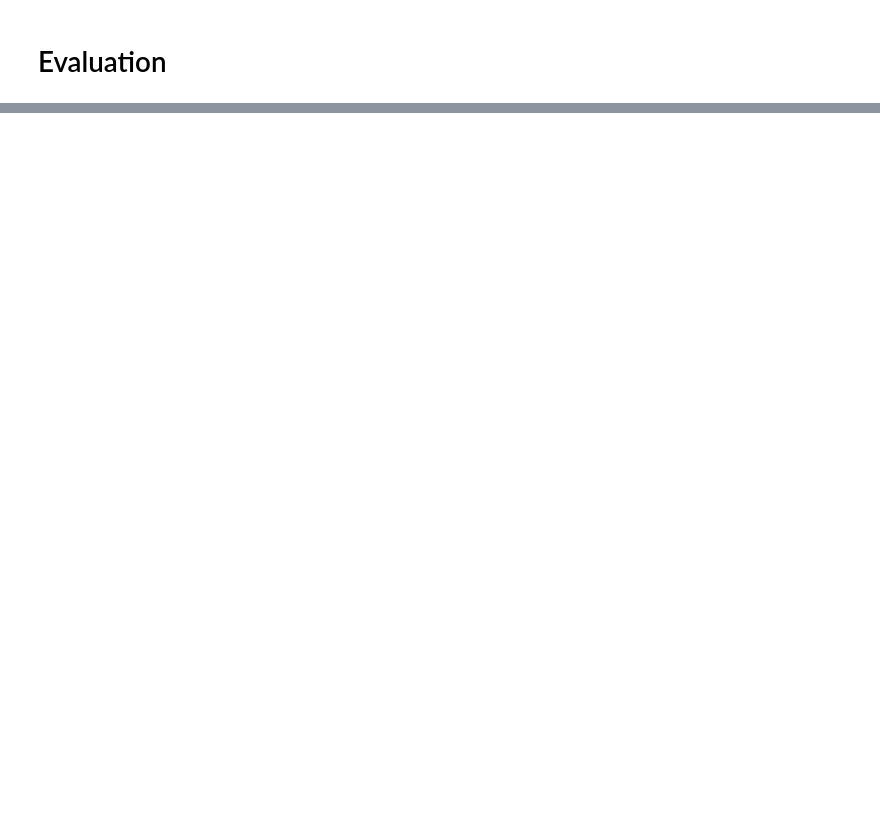
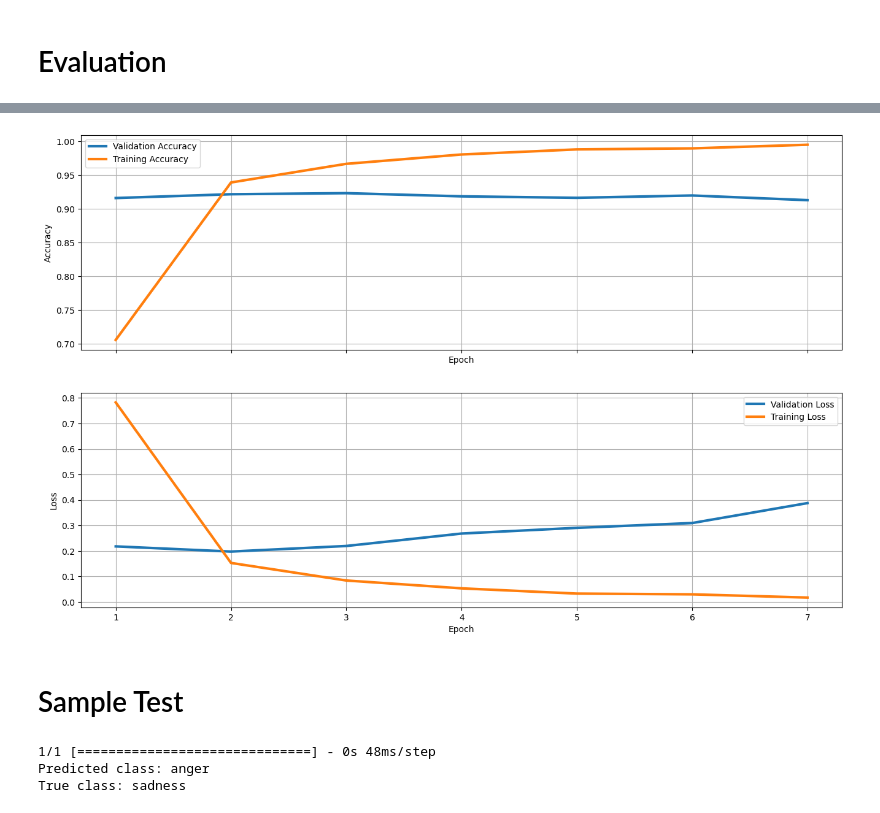
Before and after one commit to ahmobayen/Epita, a Jupyter notebook: Natural Language Process/Graded_Project_Data_&_Instructions/model1.ipynb, the cells around one changed output, grey strips where cells are left out. Saved outputs shown, nothing was run; the diff lists cells and outputs as text; code cells hidden in the pictures; blank space fills up the shorter version.

Commit message:
First Model

```diff
--- a/Natural Language Process/Graded_Project_Data_&_Instructions/model1.ipynb
+++ b/Natural Language Process/Graded_Project_Data_&_Instructions/model1.ipynb
@@ -102,3 +103,6 @@ test_x = tokenizer(test_data.iloc[:,0])
 # %%
-train_y = train_data.iloc[:,1]
-test_y = test_data.iloc[:,1]
+label_encoder = LabelEncoder()
+train_y = label_encoder.fit_transform(train_data.iloc[:,1])
+test_y = label_encoder.transform(test_data.iloc[:,1])
+
+train_y, test_y
@@ -107,9 +113,11 @@ test_y = test_data.iloc[:,1]
 # %%
 model = tf.keras.models.Sequential()
 model.add(tf.keras.layers.Embedding(vocab_size, 100, input_length=max_len))
-model.add(tf.keras.layers.Conv1D(128, 5, activation='relu'))
+model.add(tf.keras.layers.Conv1D(256, 5, activation='relu'))
 model.add(tf.keras.layers.GlobalMaxPooling1D())
-model.add(tf.keras.layers.Dense(64, activation='relu'))
+model.add(tf.keras.layers.Dense(128, activation='relu'))
 model.add(tf.keras.layers.Dropout(0.2))
-model.add(tf.keras.layers.Dense(4, activation='softmax'))
+model.add(tf.keras.layers.Dense(8, activation='softmax'))
+
+model.summary()
 # %% [output]
@@ -117,4 +142,8 @@ model.add(tf.keras.layers.Dense(4, activation='softmax'))
 # %%
+tf.keras.backend.clear_session()
+
+early = tf.keras.callbacks.EarlyStopping(patience=5, restore_best_weights=True)
+
 model.compile(loss='sparse_categorical_crossentropy', optimizer='adam', metrics=['accuracy'])
-model.fit(train_x, train_y, epochs=10, batch_size=32, validation_split=0.2)
+history = model.fit(train_x, train_y, epochs=30, batch_size=16, validation_split=0.2, callbacks=[early])
 # %% [output]
@@ -132,0 +175,45 @@ print('Test Accuracy:', accuracy)
+# %%
+def plot_results(history):
+    hist_df = pd.DataFrame(history.history)
+    hist_df.columns = ["loss", "accuracy", "val_loss", "val_accuracy"]
+    hist_df.index = np.arange(1, len(hist_df) + 1)
+
+    fig, axs = plt.subplots(nrows=2, sharex=True, figsize=(16, 10))
+    axs[0].plot(hist_df.val_accuracy, lw=3, label='Validation Accuracy')
+    axs[0].plot(hist_df.accuracy, lw=3, label='Training Accuracy')
+    axs[0].set_ylabel('Accuracy')
+    axs[0].set_xlabel('Epoch')
+    axs[0].grid()
+    axs[0].legend(loc=0)
+    axs[1].plot(hist_df.val_loss, lw=3, label='Validation Loss')
+    axs[1].plot(hist_df.loss, lw=3, label='Training Loss')
+    axs[1].set_ylabel('Loss')
+    axs[1].set_xlabel('Epoch')
+    axs[1].grid()
+    axs[1].legend(loc=0)
+
+    plt.show();
+
+plot_results(history)
+# %% [output]
+[figure, added]
+# %% [markdown]
+# Sample Test
+# %%
+sample = test_data.iloc[0, 0]
+sample_test, _, _ = tokenizer([sample])  # Tokenize the sample as a list
+
+sample_test = pad_sequences(sample_test, maxlen=max_len)  # Pad the sequence to match max_len
+test_predict = model.predict(sample_test)
+prediction = np.argmax(test_predict)
+
+# After obtaining the predicted class index
+predicted_label = label_encoder.inverse_transform([prediction])[0]
+true_label = test_data.iloc[0, 1]
+
+print("Predicted class:", predicted_label)
+print("True class:", true_label)
+# %% [output]
+1/1 [==============================] - 0s 48ms/step
+Predicted class: anger
+True class: sadness
```
Also changed, not shown: parts of 6 cells of this notebook.
